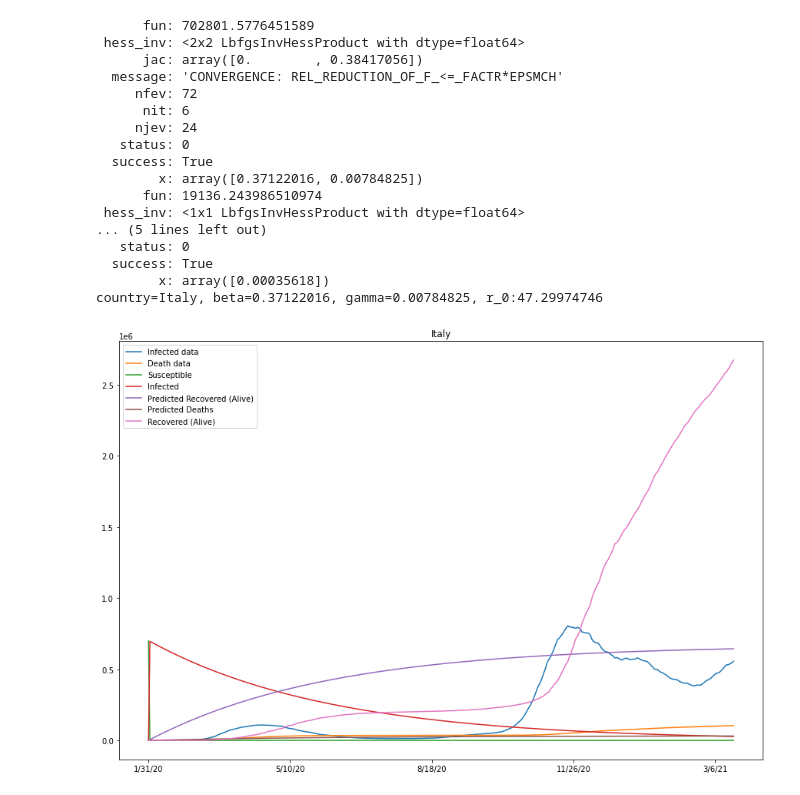
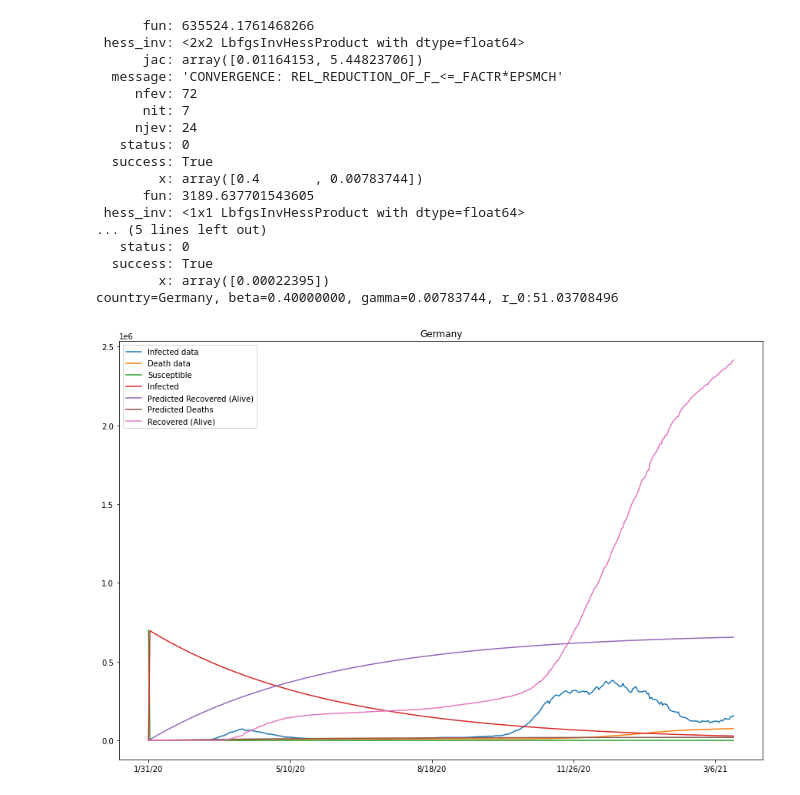
Before and after one commit to Vas9ka/Lab4, a Jupyter notebook: Lab 4.ipynb, the cells around one changed output. Drawn from its saved outputs; the diff is of its cells as text; code cells hidden in the pictures.

```diff
--- a/Lab 4.ipynb
+++ b/Lab 4.ipynb
@@ -211,23 +85,23 @@ def loss2(a, gamma, recovered, healed, death):
 # %%
-learner = Learner(loss, 'Italy', '1/31/20', 150, 700000, 1500, 0)
+learner = Learner('Germany', **config['Germany'])
 learner.train()
-df = learner.plot()
+Germany_data = learner.plot()
 # %% [output]
-      fun: 702801.5776451589
+      fun: 635524.1761468266
  hess_inv: <2x2 LbfgsInvHessProduct with dtype=float64>
-      jac: array([0.        , 0.38417056])
+      jac: array([0.01164153, 5.44823706])
   message: 'CONVERGENCE: REL_REDUCTION_OF_F_<=_FACTR*EPSMCH'
      nfev: 72
-      nit: 6
+      nit: 7
      njev: 24
    status: 0
   success: True
-        x: array([0.37122016, 0.00784825])
-      fun: 19136.243986510974
+        x: array([0.4       , 0.00783744])
+      fun: 3189.637701543605
  hess_inv: <1x1 LbfgsInvHessProduct with dtype=float64>
 ... (5 lines left out)
    status: 0
   success: True
-        x: array([0.00035618])
-country=Italy, beta=0.37122016, gamma=0.00784825, r_0:47.29974746
+        x: array([0.00022395])
+country=Germany, beta=0.40000000, gamma=0.00783744, r_0:51.03708496
-[figure, old version]
+[figure, new version]
```
Also changed, not shown: parts of 16 cells of this notebook, 15 other files.
